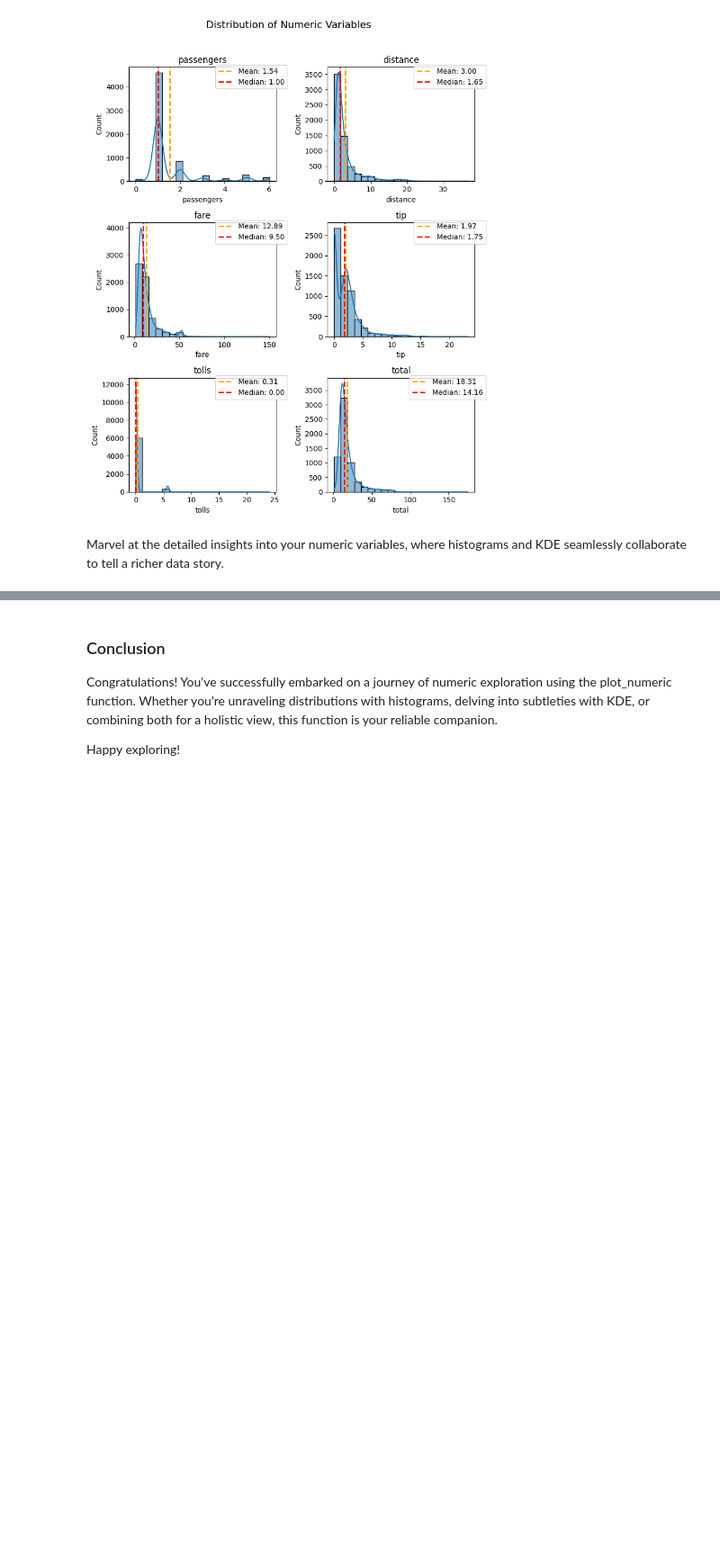
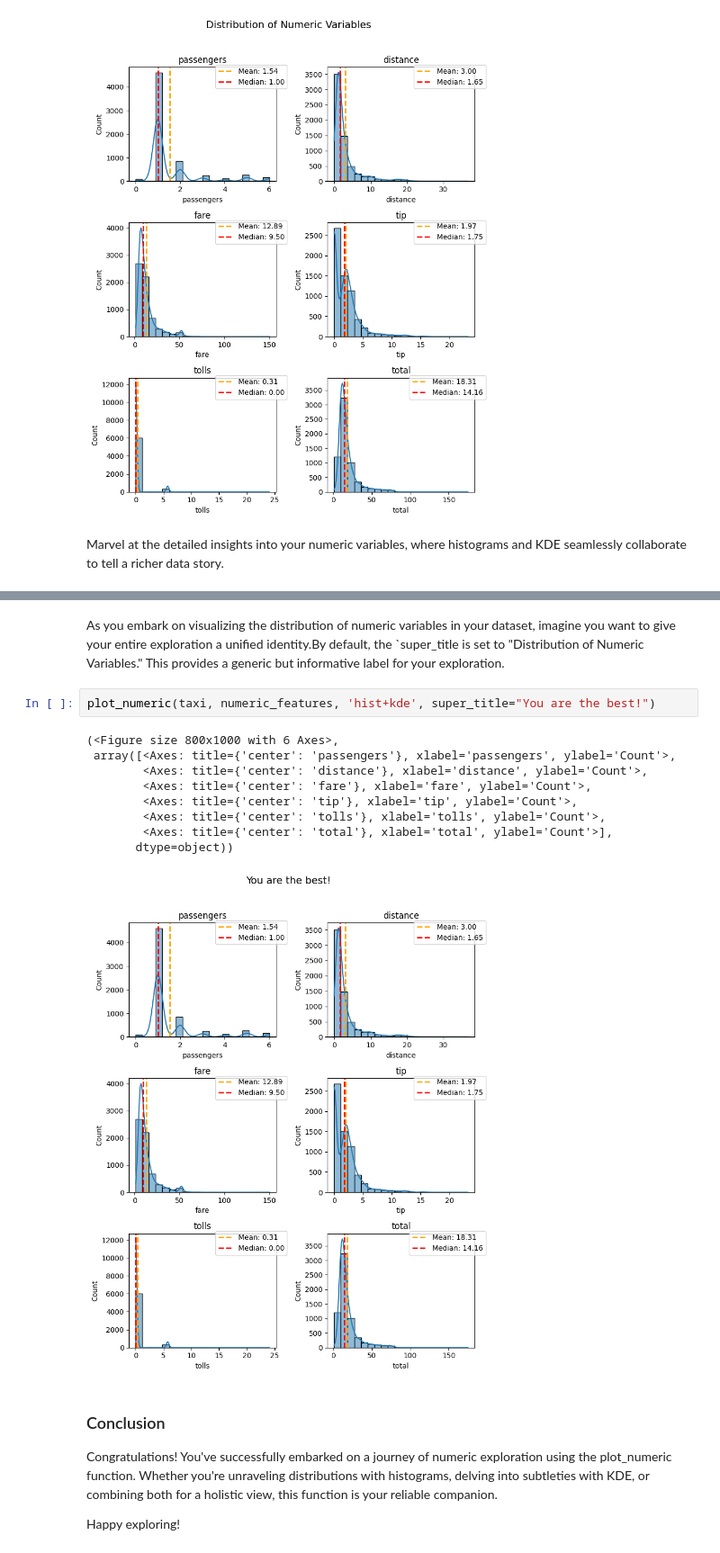
Before and after one commit to UBC-MDS/PyXplor, a Jupyter notebook: docs/example.ipynb, the cells around one changed output, grey strips where cells are left out. Shown at 90% size. Cells and saved outputs as stored; diff of their text form; blank space fills up the shorter version.

```diff
--- a/docs/example.ipynb
+++ b/docs/example.ipynb
@@ -389,3 +435,17 @@ To embark on a more nuanced exploration of your numeric variables and tailor you
+# %% [markdown]
+As you embark on visualizing the distribution of numeric variables in your dataset, imagine you want to give your entire exploration a unified identity.By default, the `super_title is set to "Distribution of Numeric Variables." This provides a generic but informative label for your exploration.
+# %%
+plot_numeric(taxi, numeric_features, 'hist+kde', super_title="You are the best!")
+# %% [output]
+(<Figure size 800x1000 with 6 Axes>,
+ array([<Axes: title={'center': 'passengers'}, xlabel='passengers', ylabel='Count'>,
+        <Axes: title={'center': 'distance'}, xlabel='distance', ylabel='Count'>,
+        <Axes: title={'center': 'fare'}, xlabel='fare', ylabel='Count'>,
+        <Axes: title={'center': 'tip'}, xlabel='tip', ylabel='Count'>,
+        <Axes: title={'center': 'tolls'}, xlabel='tolls', ylabel='Count'>,
+        <Axes: title={'center': 'total'}, xlabel='total', ylabel='Count'>],
+       dtype=object))
+[figure, added]
 # %% [markdown]
 ### Conclusion
 Congratulations! You've successfully embarked on a journey of numeric exploration using the plot_numeric function. Whether you're unraveling distributions with histograms, delving into subtleties with KDE, or combining both for a holistic view, this function is your reliable companion.
```
Also changed, not shown: parts of 10 cells of this notebook, 1 other file.
